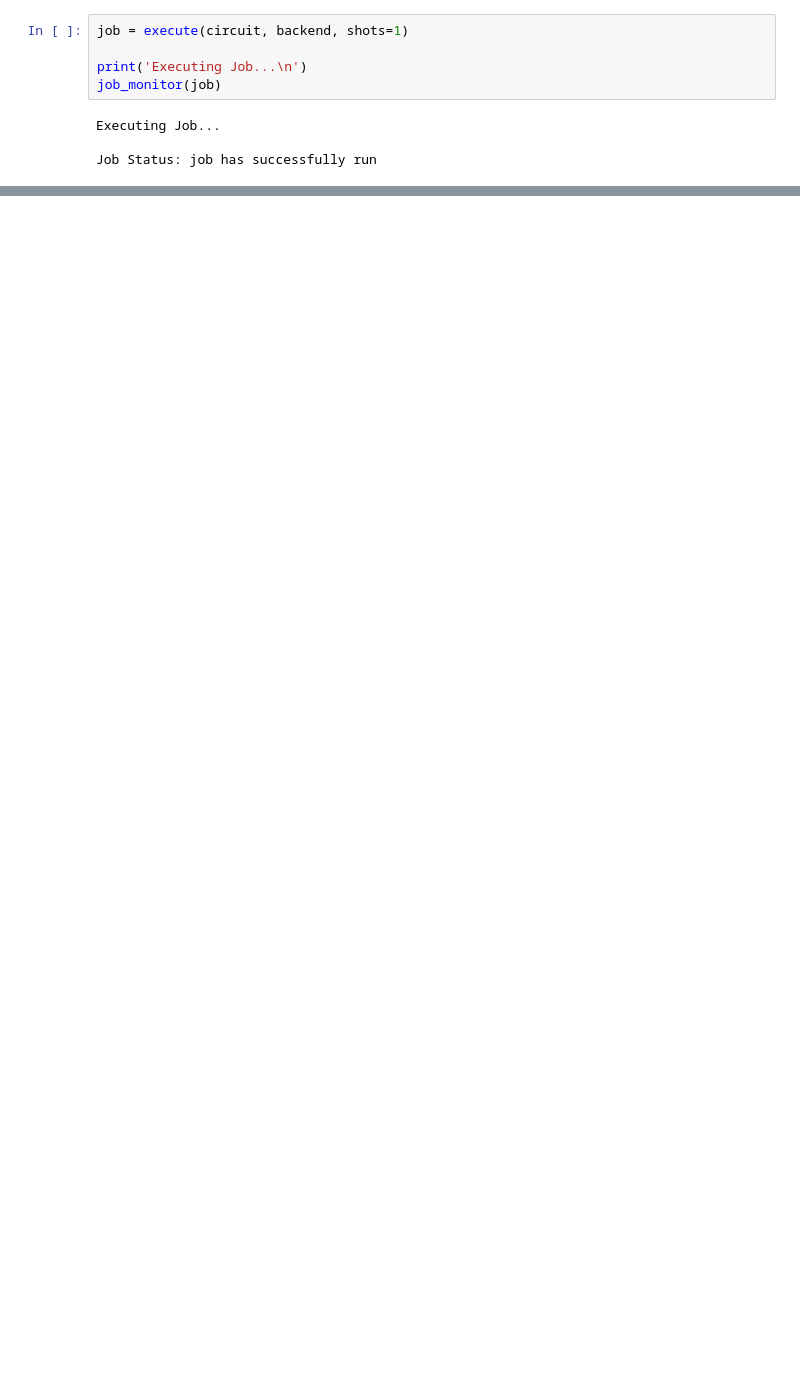
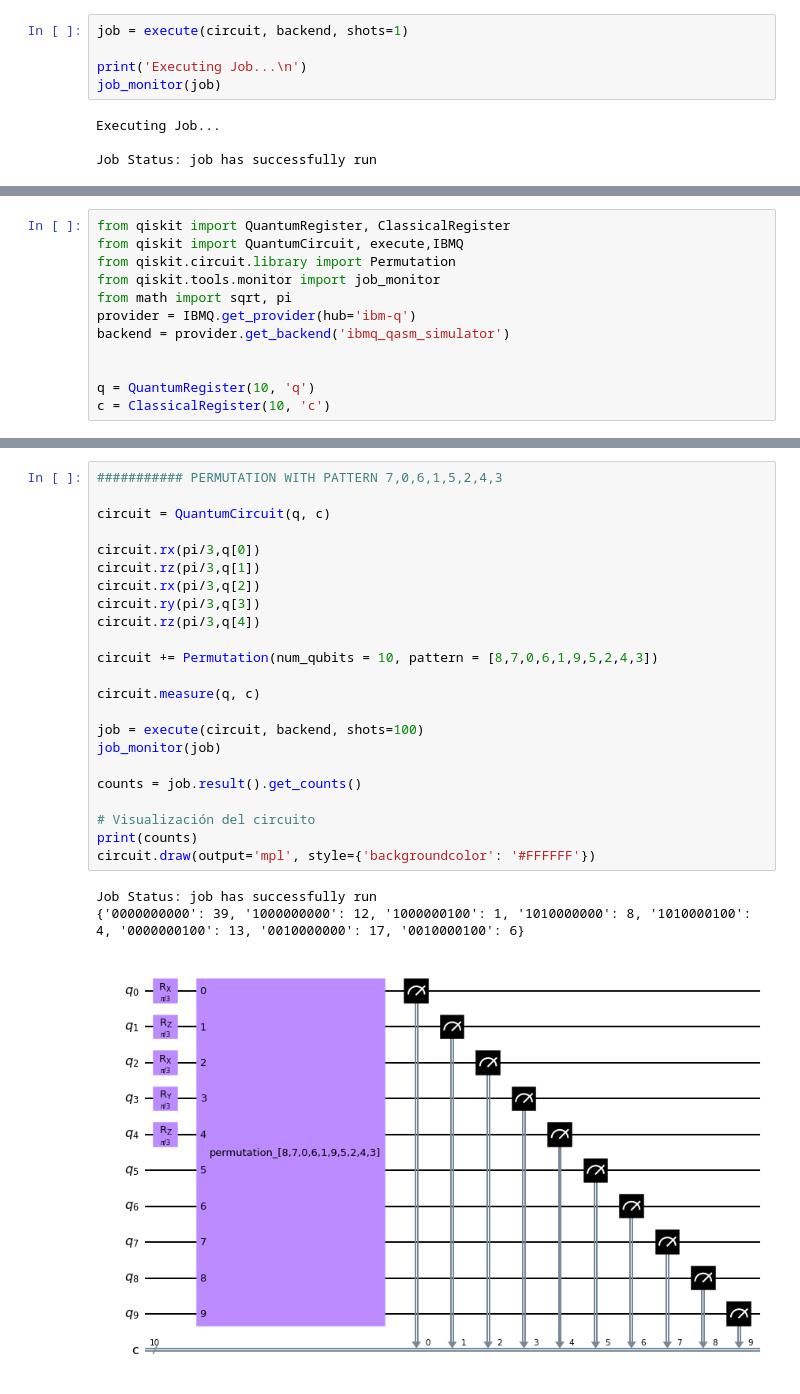
Before and after one commit to LuisaGomezB/QuantumComputing_UdeA, a Jupyter notebook: Práctica02 - QC - 2022.1.ipynb, the cells around one changed output, grey strips where cells are left out. Cells and saved outputs as stored; diff of their text form; blank space fills up the shorter version.

```diff
--- a/Práctica02 - QC - 2022.1.ipynb
+++ b/Práctica02 - QC - 2022.1.ipynb
@@ -117,0 +157,12 @@ The random number is:  41
+# %%
+from qiskit import QuantumRegister, ClassicalRegister
+from qiskit import QuantumCircuit, execute,IBMQ
+from qiskit.circuit.library import Permutation
+from qiskit.tools.monitor import job_monitor
+from math import sqrt, pi
+provider = IBMQ.get_provider(hub='ibm-q')
+backend = provider.get_backend('ibmq_qasm_simulator')
+
+
+q = QuantumRegister(10, 'q')
+c = ClassicalRegister(10, 'c')
@@ -117,0 +173,27 @@ The random number is:  41
+# %%
+########### PERMUTATION WITH PATTERN 7,0,6,1,5,2,4,3
+
+circuit = QuantumCircuit(q, c)
+
+circuit.rx(pi/3,q[0])
+circuit.rz(pi/3,q[1])
+circuit.rx(pi/3,q[2])
+circuit.ry(pi/3,q[3])
+circuit.rz(pi/3,q[4])
+
+circuit += Permutation(num_qubits = 10, pattern = [8,7,0,6,1,9,5,2,4,3])
+
+circuit.measure(q, c)
+
+job = execute(circuit, backend, shots=100)
+job_monitor(job)
+
+counts = job.result().get_counts()
+
+# Visualización del circuito
+print(counts)
+circuit.draw(output='mpl', style={'backgroundcolor': '#FFFFFF'})
+# %% [output]
+Job Status: job has successfully run
+{'0000000000': 39, '1000000000': 12, '1000000100': 1, '1010000000': 8, '1010000100': 4, '0000000100': 13, '0010000000': 17, '0010000100': 6}
+[figure, added]
```
Also changed, not shown: parts of 33 cells of this notebook.
